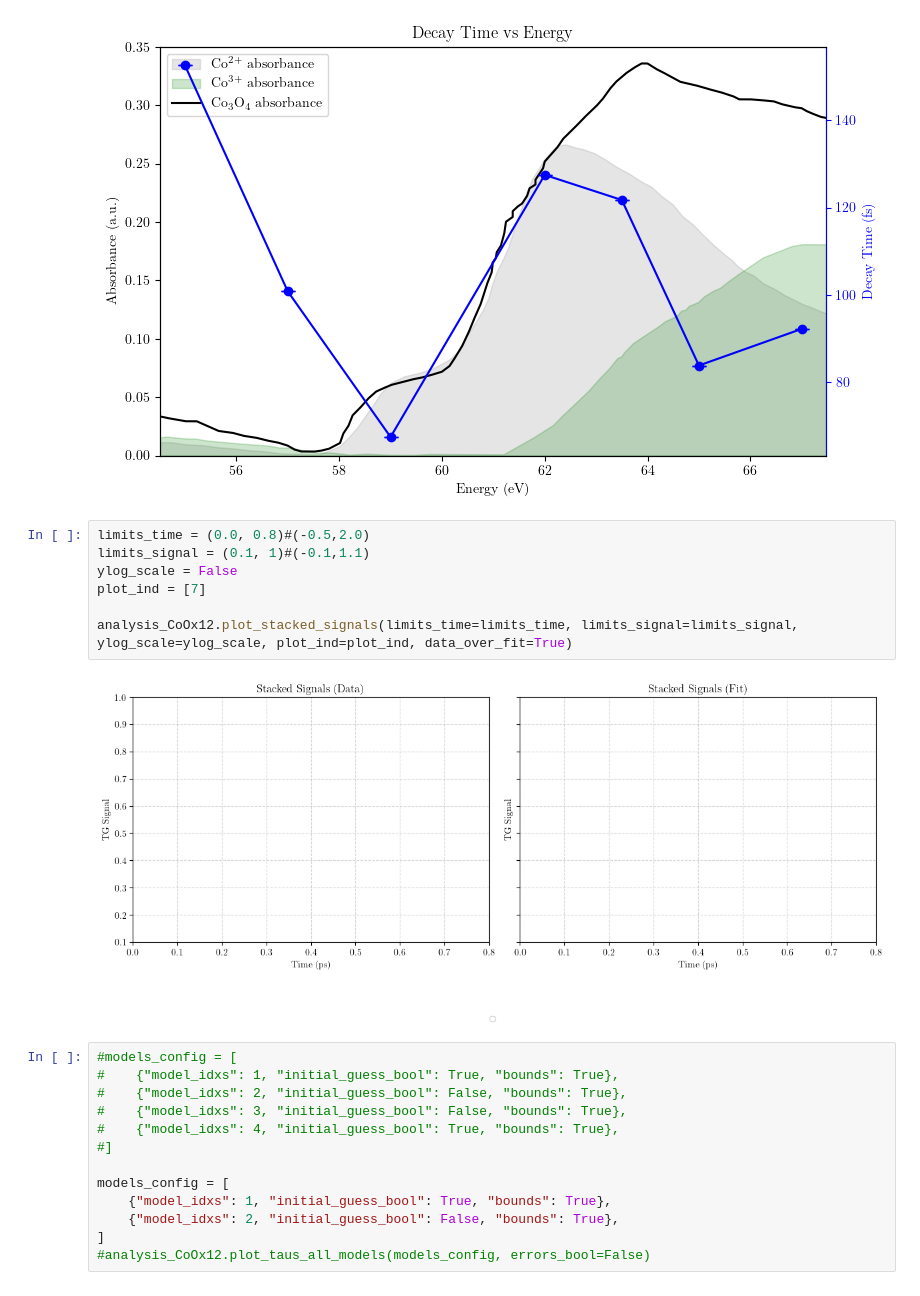
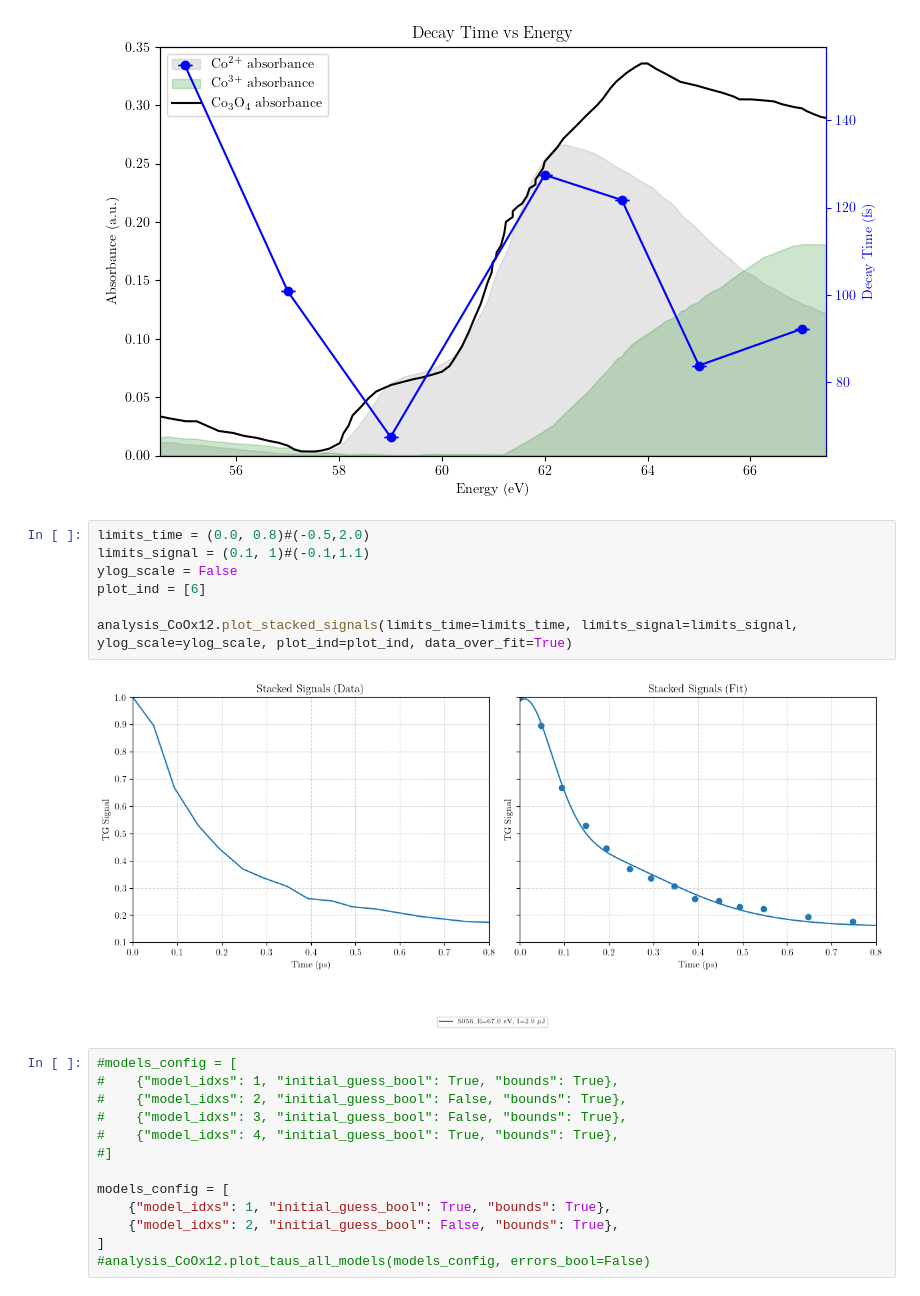
Before and after one commit to Spoksonat/transient_grating_project, a Jupyter notebook: src/results_tg.ipynb, the cells around one changed output. Drawn from its saved outputs; the diff is of its cells as text.

```diff
--- a/src/results_tg.ipynb
+++ b/src/results_tg.ipynb
@@ -27,12 +27,12 @@ analysis_CoOx12.plot_taus_vs_energy()
 # %%
 limits_time = (0.0, 0.8)#(-0.5,2.0)
 limits_signal = (0.1, 1)#(-0.1,1.1)
 ylog_scale = False
-plot_ind = [7]
+plot_ind = [6]
 
 analysis_CoOx12.plot_stacked_signals(limits_time=limits_time, limits_signal=limits_signal, ylog_scale=ylog_scale, plot_ind=plot_ind, data_over_fit=True)
 # %% [output]
-[figure, old version]
+[figure, new version]
 # %%
 #models_config = [
 #    {"model_idxs": 1, "initial_guess_bool": True, "bounds": True},
```
Also changed, not shown: 15 other files.
